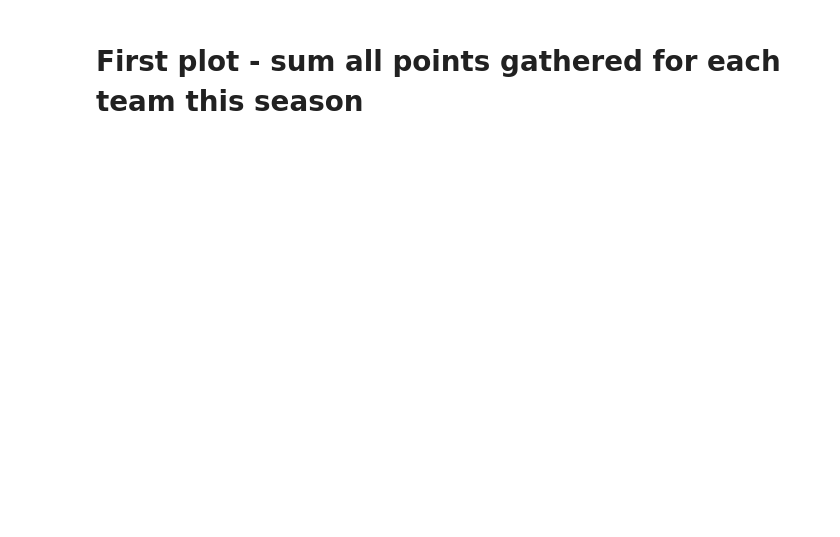
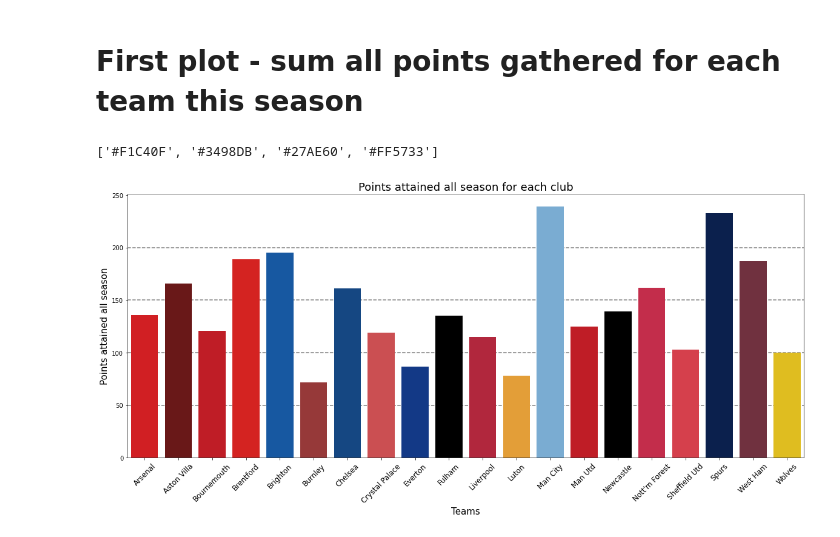
Before and after one commit to JedrzejSarna/fpl_analysis, a Jupyter notebook: FPL_analysis.ipynb, the cells around one changed output. Cells and saved outputs as stored; diff of their text form; code cells hidden in the pictures; blank space fills up the shorter version.

Commit message:
developed basic plots

```diff
--- a/FPL_analysis.ipynb
+++ b/FPL_analysis.ipynb
@@ -370,0 +373,56 @@ fi
+# %%
+#this is in alphabetical order
+premier_league_colors = [
+    ("Arsenal FC", "#EF0107"),
+    ("Aston Villa FC", "#770A0A"),
+    ("Bournemouth FC", "#DA020E"),
+    ("Brentford FC", "#F20603"),
+    ("Brighton & Hove Albion FC", "#0057B8"),
+    ("Burnley FC", "#A52A2A"),
+    ("Chelsea FC", "#034694"),
+    ("Crystal Palace FC", "#E03A3E"),
+    ("Everton FC", "#003399"),
+    ("Fulham FC", "#000000"),
+    ("Liverpool FC", "#C8102E"),
+    ("Luton FC", "#FFA41C"),
+    ("Manchester City FC", "#6CAEE0"),
+    ("Manchester United FC", "#DA020E"),
+    ("Newcastle United FC", "#000000"),
+    ("Nott'm Forest FC", "#DC143C"),
+    ("Sheffield United FC", "#EE2737"),
+    ("Tottenham Hotspur FC", "#001C58"),
+    ("West Ham United FC", "#7A263A"),
+    ("Wolverhampton Wanderers FC", "#FFD100"),
+]
+
+colors = [tup[1] for tup in premier_league_colors]
+
+
+
+position_colors = {
+    "Goalkeeper": "#F1C40F",
+    "Defender": "#3498DB",
+    "Midfielder": "#27AE60",
+    "Forward": "#FF5733"
+}
+# %% [output]
+['#F1C40F', '#3498DB', '#27AE60', '#FF5733']
+# %%
+def barplot_fplpoints_per_club():
+    plt.figure(figsize=(20, 8))
+
+    fpl_points_per_club = final_dataset.groupby('team_name')['total_points'].sum()
+
+    sns.barplot(x=fpl_points_per_club.index, y=fpl_points_per_club.values, palette = colors)
+    for i in range(50, max(fpl_points_per_club.values)+1, 50):
+        plt.axhline(i, color='gray', linestyle='--', zorder = 0)
+
+    plt.xticks(rotation=45, fontsize=12)
+    plt.xlabel('Teams', fontsize=15)
+    plt.ylabel('Points attained all season', fontsize=15)
+    plt.title('Points attained all season for each club', fontsize=18)
+    plt.show()
+# %%
+barplot_fplpoints_per_club()
+# %% [output]
+[figure, added]
```
Also changed, not shown: parts of 12 cells of this notebook.
